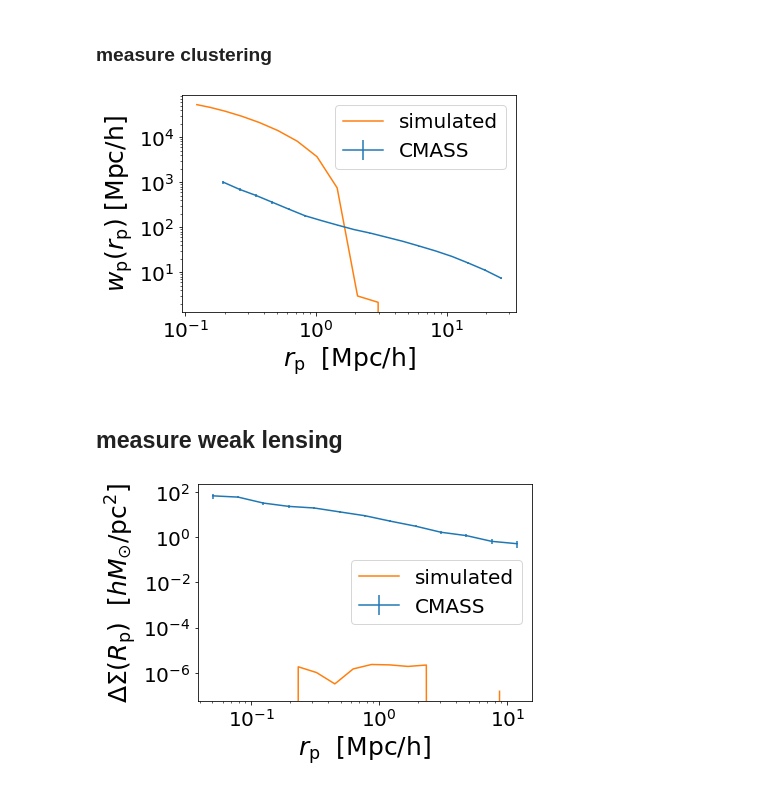
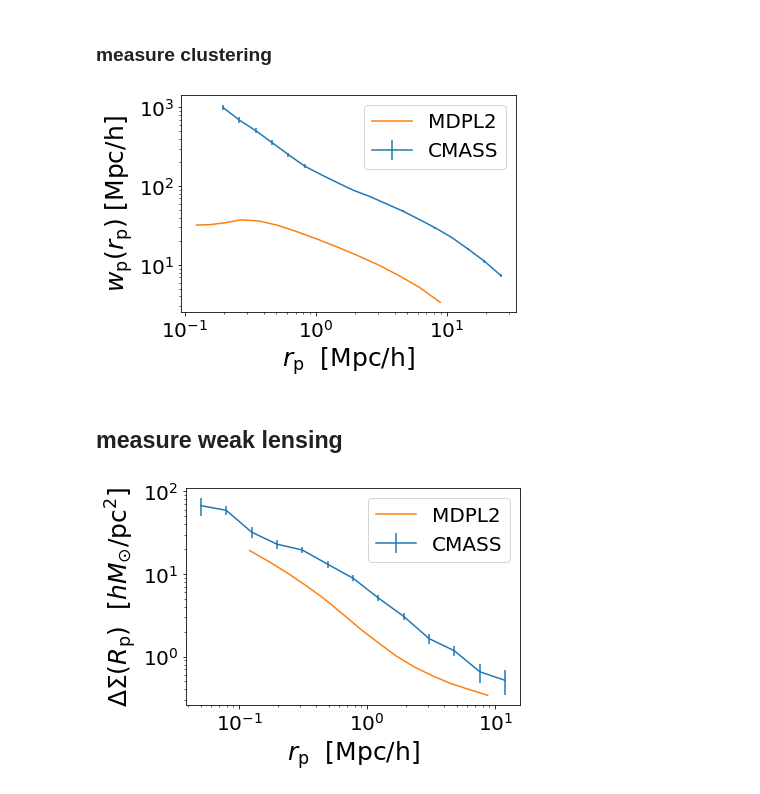
Before and after one commit to f-ardila/baryonic_effects, a Jupyter notebook: CMASS/cmass.ipynb, the cells around one changed output. Saved outputs shown, nothing was run; the diff lists cells and outputs as text; code cells hidden in the pictures.

Commit message:
got the right catalogs that work with halotools HOD. next need to implement correct HOD model.

```diff
--- a/CMASS/cmass.ipynb
+++ b/CMASS/cmass.ipynb
@@ -36,0 +89,9 @@ particle_cat = 'particle_catalogs/mdpl2_particles_0.6565_10m.dat'
+# %%
+ptclcat = UserSuppliedPtclCatalog(x = ptcl_x, y = ptcl_y, z = ptcl_z, Lbox = Lbox, particle_mass = particle_mass,
+                                  redshift = redshift)
+halo_catalog = UserSuppliedHaloCatalog(user_supplied_ptclcat = ptclcat, redshift = redshift, simname = simname,
+                                       Lbox = Lbox, particle_mass = particle_mass, num_ptcl_per_dim =num_ptcl_per_dim,
+                                       halo_x = x, halo_y = y, halo_z = z,
+                                       halo_vx = vx, halo_vy = vy, halo_vz = vz,
+                                       halo_id = ids, halo_mvir = mass, halo_rvir = radius,
+                                       halo_nfw_conc = model_conc, halo_upid = upid )
@@ -47,8 +158,8 @@ WARNING: AstropyDeprecationWarning: astropy.extern.six will be removed in 4.0, u
 # %%
-model_instance = PrebuiltHodModelFactory('zheng07')
+model_instance = PrebuiltHodModelFactory('zheng07', redshift = redshift) #, conc_mass_model = 'dutton_maccio14')
 
-halocat = FakeSim()
-model_instance.populate_mock(halocat)
+# halo_catalog = FakeSim()
+model_instance.populate_mock(halo_catalog)
 
 model_instance.param_dict['logMmin'] = 12.1
 model_instance.mock.populate()
@@ -62,11 +173,12 @@ px = model_instance.mock.ptcl_table['x']
 py = model_instance.mock.ptcl_table['y']
 pz = model_instance.mock.ptcl_table['z']
 
-Nptcls_to_keep = int(1e4)
-randomizer = np.random.random(len(model_instance.mock.ptcl_table))
-sorted_randoms = np.sort(randomizer)
-ptcl_mask = np.where(sorted_randoms < sorted_randoms[Nptcls_to_keep])[0]
-particle_positions = return_xyz_formatted_array(px, py, pz, mask = ptcl_mask)
+# Nptcls_to_keep = int(1e4)
+# randomizer = np.random.random(len(model_instance.mock.ptcl_table))
+# sorted_randoms = np.sort(randomizer)
+# ptcl_mask = np.where(sorted_randoms < sorted_randoms[Nptcls_to_keep])[0]
+# particle_positions = return_xyz_formatted_array(px, py, pz, mask = ptcl_mask)
+particle_positions = return_xyz_formatted_array(px, py, pz)
 # %% [markdown]
 ### measure clustering
 # %%
@@ -81,7 +193,7 @@ wp_all = wp(all_positions, rp_bins, pi_max, period=model_instance.mock.Lbox, num
 # %%
 plt.errorbar(wp_data['rp'],wp_data['wp'], yerr = wp_data['wp_err'], label='CMASS')
 
-plt.plot(rp_bin_centers, wp_all, label=r'simulated')
+plt.plot(rp_bin_centers, wp_all, label=r'MDPL2')
 
 plt.loglog()
 plt.xticks(fontsize=20)
@@ -92,7 +204,7 @@ plt.ylabel(r'$w_{\rm p}(r_{\rm p})$ $\rm{[Mpc/h]}$', fontsize=25)
 plt.legend(loc='best', fontsize=20)
 plt.show()
 # %% [output]
-[figure, old version]
+[figure, new version]
 # %% [markdown]
 ## measure weak lensing
 # %%
@@ -100,28 +212,27 @@ from halotools.mock_observables import delta_sigma
 # %%
 rp_bins = np.logspace(-1, 1, 15)
 
-particle_masses = halocat.particle_mass
+particle_masses = halo_catalog.particle_mass
 period=model_instance.mock.Lbox
-downsampling_factor = (halocat.num_ptcl_per_dim**3)/float(len(particle_positions))
+downsampling_factor = (halo_catalog.num_ptcl_per_dim**3)/float(len(particle_positions))
 
 rp_bins = np.logspace(-1,1,15)
 
 rp, result_mstar11_in_mpc = delta_sigma(all_positions, particle_positions,
                     particle_masses, downsampling_factor,
-                    rp_bins, period, cosmology=halocat.cosmology, num_threads='max')
+                    rp_bins, period, cosmology=Planck15, num_threads='max')
 
 length_unit_conversion = 1e6
 result_mstar11_in_pc = result_mstar11_in_mpc/length_unit_conversion**2
 # %%
-
 plt.errorbar(ds_data['rp'],ds_data['ds'], yerr = ds_data['ds_err'], label='CMASS')
-plt.plot(rp, result_mstar11_in_pc, label='simulated')
+plt.plot(rp, result_mstar11_in_pc, label='MDPL2')
 plt.loglog()
 plt.xticks(fontsize=20)
 plt.yticks(fontsize=20)
 plt.xlabel(r'$r_{\rm p} $  $\rm{[Mpc/h]}$', fontsize=25)
 plt.ylabel(r'$\Delta\Sigma(R_{\rm p})$  $[h M_{\odot} / {\rm pc}^2]$', fontsize=25)
 plt.legend(loc='best', fontsize=20)
 plt.show()
 # %% [output]
-[figure, old version]
+[figure, new version]
```
Also changed, not shown: parts of 13 cells of this notebook.
